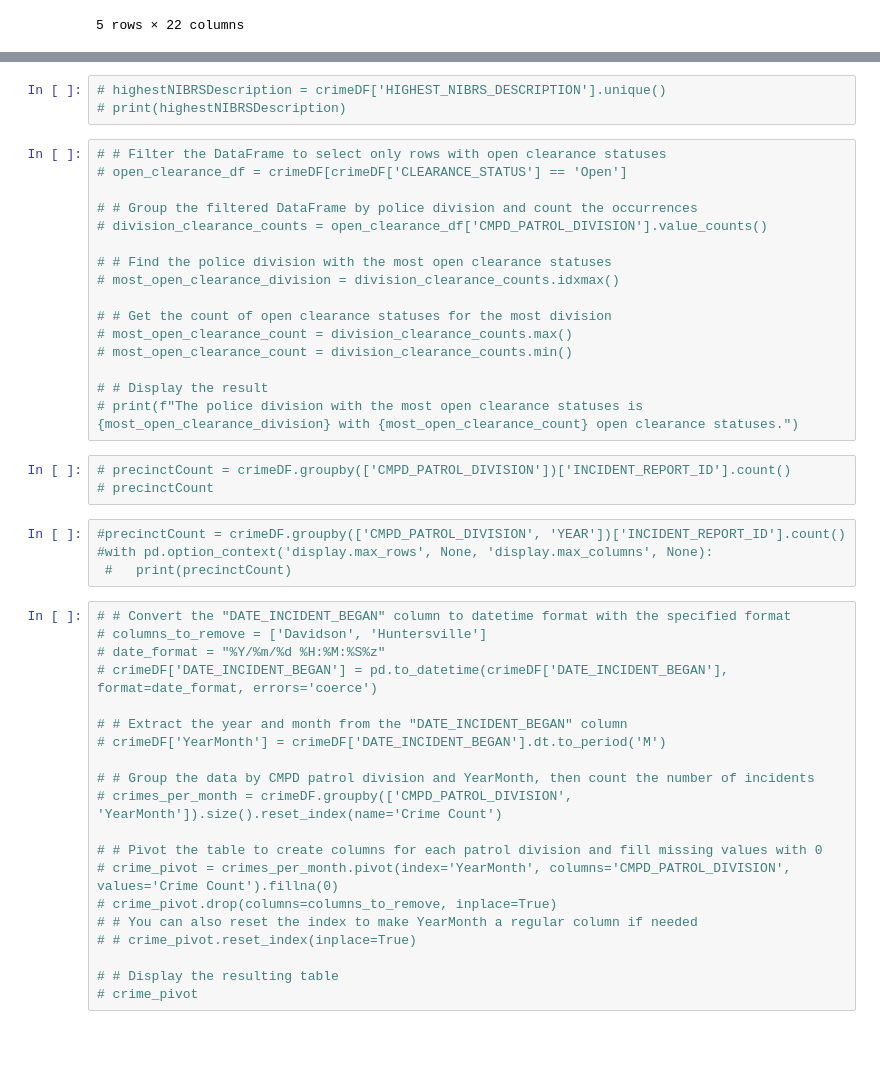
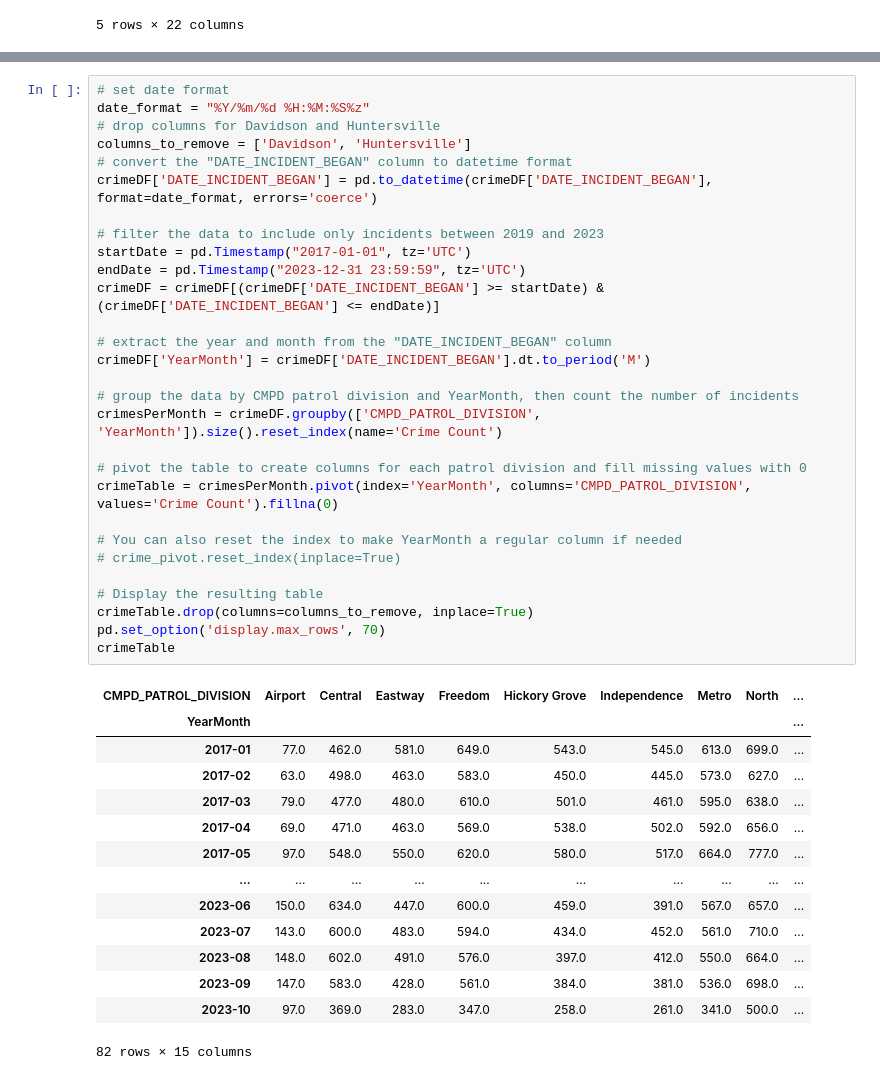
Before and after one commit to jdsouthern/bootcamp-project-1-EDA, a Jupyter notebook: CMPD_Crime_month.ipynb, the cells around one changed output, grey strips where cells are left out. Cells and saved outputs as stored; diff of their text form; blank space fills up the shorter version.

```diff
--- a/CMPD_Crime_month.ipynb
+++ b/CMPD_Crime_month.ipynb
@@ -37,46 +21,44 @@ crimeDF.head()
-# %%
-# highestNIBRSDescription = crimeDF['HIGHEST_NIBRS_DESCRIPTION'].unique()
-# print(highestNIBRSDescription)
-# %%
-# # Filter the DataFrame to select only rows with open clearance statuses
-# open_clearance_df = crimeDF[crimeDF['CLEARANCE_STATUS'] == 'Open']
-
-# # Group the filtered DataFrame by police division and count the occurrences
-# division_clearance_counts = open_clearance_df['CMPD_PATROL_DIVISION'].value_counts()
-
-# # Find the police division with the most open clearance statuses
-# most_open_clearance_division = division_clearance_counts.idxmax()
-
-# # Get the count of open clearance statuses for the most division
-# most_open_clearance_count = division_clearance_counts.max()
-# most_open_clearance_count = division_clearance_counts.min()
-
-# # Display the result
-# print(f"The police division with the most open clearance statuses is {most_open_clearance_division} with {most_open_clearance_count} open clearance statuses.")
-# %%
-# precinctCount = crimeDF.groupby(['CMPD_PATROL_DIVISION'])['INCIDENT_REPORT_ID'].count()
-# precinctCount
-# %%
-#precinctCount = crimeDF.groupby(['CMPD_PATROL_DIVISION', 'YEAR'])['INCIDENT_REPORT_ID'].count()
-#with pd.option_context('display.max_rows', None, 'display.max_columns', None):
- #   print(precinctCount)
 # %%
-# # Convert the "DATE_INCIDENT_BEGAN" column to datetime format with the specified format
-# columns_to_remove = ['Davidson', 'Huntersville']
-# date_format = "%Y/%m/%d %H:%M:%S%z"
-# crimeDF['DATE_INCIDENT_BEGAN'] = pd.to_datetime(crimeDF['DATE_INCIDENT_BEGAN'], format=date_format, errors='coerce')
+# set date format
+date_format = "%Y/%m/%d %H:%M:%S%z"
+# drop columns for Davidson and Huntersville
+columns_to_remove = ['Davidson', 'Huntersville']
+# convert the "DATE_INCIDENT_BEGAN" column to datetime format
+crimeDF['DATE_INCIDENT_BEGAN'] = pd.to_datetime(crimeDF['DATE_INCIDENT_BEGAN'], format=date_format, errors='coerce')
 
-# # Extract the year and month from the "DATE_INCIDENT_BEGAN" column
-# crimeDF['YearMonth'] = crimeDF['DATE_INCIDENT_BEGAN'].dt.to_period('M')
+# filter the data to include only incidents between 2019 and 2023
+startDate = pd.Timestamp("2017-01-01", tz='UTC')
+endDate = pd.Timestamp("2023-12-31 23:59:59", tz='UTC')
+crimeDF = crimeDF[(crimeDF['DATE_INCIDENT_BEGAN'] >= startDate) & (crimeDF['DATE_INCIDENT_BEGAN'] <= endDate)]
 
-# # Group the data by CMPD patrol division and YearMonth, then count the number of incidents
-# crimes_per_month = crimeDF.groupby(['CMPD_PATROL_DIVISION', 'YearMonth']).size().reset_index(name='Crime Count')
+# extract the year and month from the "DATE_INCIDENT_BEGAN" column
+crimeDF['YearMonth'] = crimeDF['DATE_INCIDENT_BEGAN'].dt.to_period('M')
 
-# # Pivot the table to create columns for each patrol division and fill missing values with 0
-# crime_pivot = crimes_per_month.pivot(index='YearMonth', columns='CMPD_PATROL_DIVISION', values='Crime Count').fillna(0)
-# crime_pivot.drop(columns=columns_to_remove, inplace=True)
-# # You can also reset the index to make YearMonth a regular column if needed
-# # crime_pivot.reset_index(inplace=True)
+# group the data by CMPD patrol division and YearMonth, then count the number of incidents
+crimesPerMonth = crimeDF.groupby(['CMPD_PATROL_DIVISION', 'YearMonth']).size().reset_index(name='Crime Count')
 
-# # Display the resulting table
-# crime_pivot
+# pivot the table to create columns for each patrol division and fill missing values with 0
+crimeTable = crimesPerMonth.pivot(index='YearMonth', columns='CMPD_PATROL_DIVISION', values='Crime Count').fillna(0)
+
+# You can also reset the index to make YearMonth a regular column if needed
+# crime_pivot.reset_index(inplace=True)
+
+# Display the resulting table
+crimeTable.drop(columns=columns_to_remove, inplace=True)
+pd.set_option('display.max_rows', 70)
+crimeTable
+# %% [output]
+| CMPD_PATROL_DIVISION | Airport | Central | Eastway | Freedom | Hickory Grove | Independence | Metro | North | ... |
+| YearMonth |  |  |  |  |  |  |  |  | ... |
+| 2017-01 | 77.0 | 462.0 | 581.0 | 649.0 | 543.0 | 545.0 | 613.0 | 699.0 | ... |
+| 2017-02 | 63.0 | 498.0 | 463.0 | 583.0 | 450.0 | 445.0 | 573.0 | 627.0 | ... |
+| 2017-03 | 79.0 | 477.0 | 480.0 | 610.0 | 501.0 | 461.0 | 595.0 | 638.0 | ... |
+| 2017-04 | 69.0 | 471.0 | 463.0 | 569.0 | 538.0 | 502.0 | 592.0 | 656.0 | ... |
+| 2017-05 | 97.0 | 548.0 | 550.0 | 620.0 | 580.0 | 517.0 | 664.0 | 777.0 | ... |
+| ... | ... | ... | ... | ... | ... | ... | ... | ... | ... |
+| 2023-06 | 150.0 | 634.0 | 447.0 | 600.0 | 459.0 | 391.0 | 567.0 | 657.0 | ... |
+| 2023-07 | 143.0 | 600.0 | 483.0 | 594.0 | 434.0 | 452.0 | 561.0 | 710.0 | ... |
+| 2023-08 | 148.0 | 602.0 | 491.0 | 576.0 | 397.0 | 412.0 | 550.0 | 664.0 | ... |
+| 2023-09 | 147.0 | 583.0 | 428.0 | 561.0 | 384.0 | 381.0 | 536.0 | 698.0 | ... |
+| 2023-10 | 97.0 | 369.0 | 283.0 | 347.0 | 258.0 | 261.0 | 341.0 | 500.0 | ... |
+82 rows × 15 columns
```
Also changed, not shown: parts of 12 cells of this notebook.
